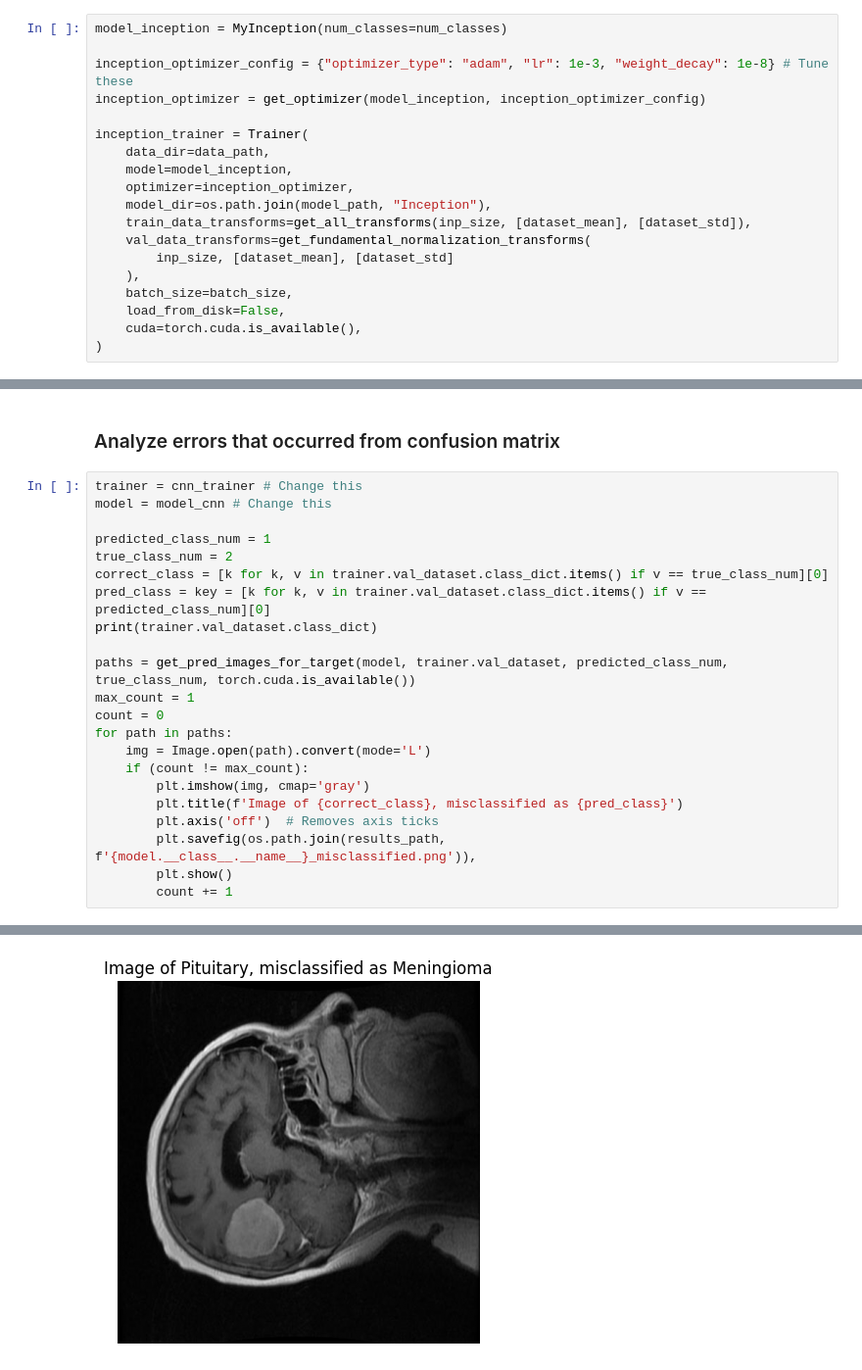
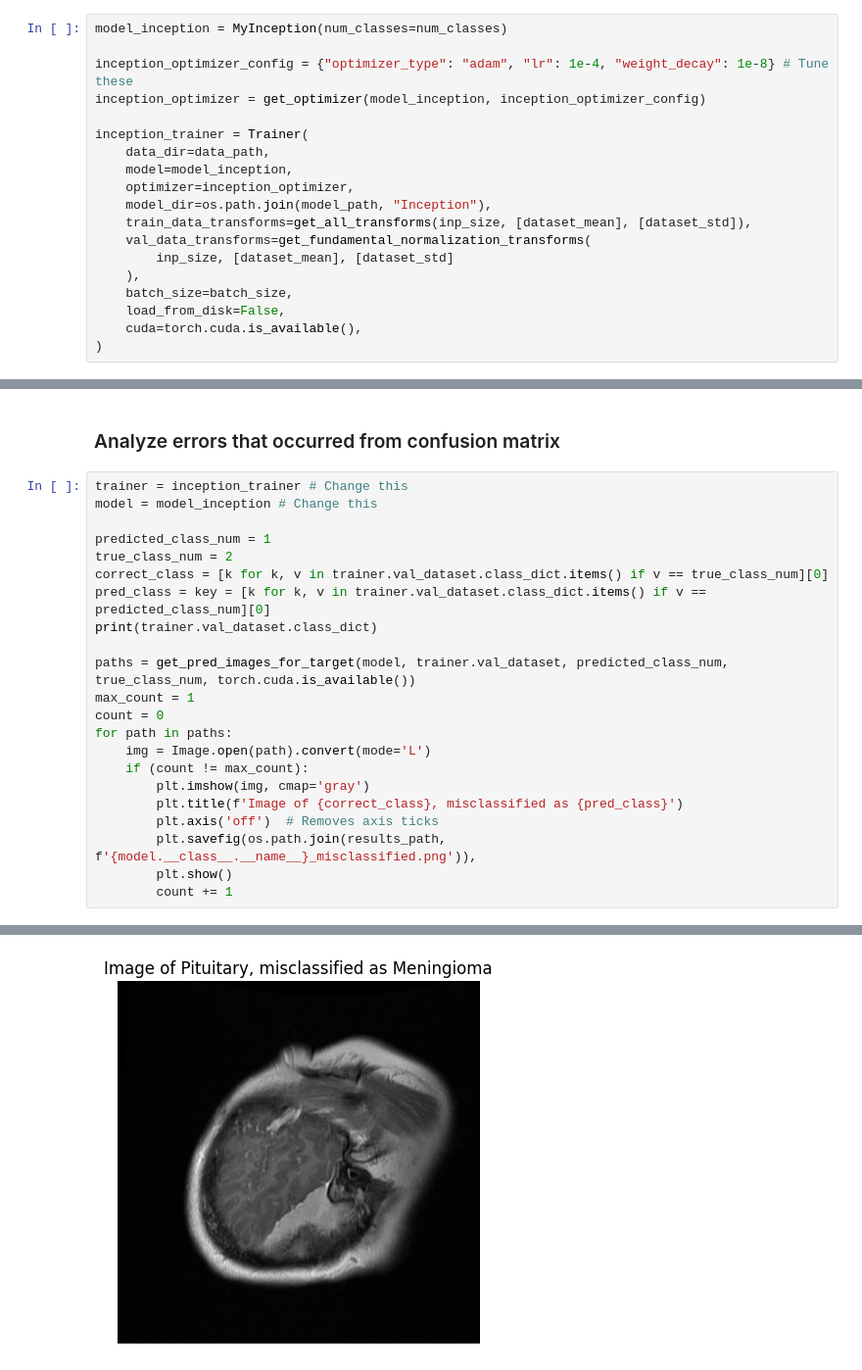
Before and after one commit to willakins/TumorTrace, a Jupyter notebook: notebooks/main.ipynb, the cells around one changed output, grey strips where cells are left out. Shown at 98% size. Cells and saved outputs as stored; diff of their text form.

```diff
--- a/notebooks/main.ipynb
+++ b/notebooks/main.ipynb
@@ -201,7 +201,7 @@ inp_size = (299,299)
 # %%
 model_inception = MyInception(num_classes=num_classes)
 
-inception_optimizer_config = {"optimizer_type": "adam", "lr": 1e-3, "weight_decay": 1e-8} # Tune these
+inception_optimizer_config = {"optimizer_type": "adam", "lr": 1e-4, "weight_decay": 1e-8} # Tune these
 inception_optimizer = get_optimizer(model_inception, inception_optimizer_config)
 
 inception_trainer = Trainer(
@@ -338,27 +349,27 @@ generate_and_plot_confusion_matrix(model_inception, inception_trainer.val_datase
 # %% [markdown]
 ### Analyze errors that occurred from confusion matrix
 # %%
-trainer = cnn_trainer # Change this
-model = model_cnn # Change this
+trainer = inception_trainer # Change this
+model = model_inception # Change this
 
 predicted_class_num = 1
 true_class_num = 2
 correct_class = [k for k, v in trainer.val_dataset.class_dict.items() if v == true_class_num][0]
 pred_class = key = [k for k, v in trainer.val_dataset.class_dict.items() if v == predicted_class_num][0]
 print(trainer.val_dataset.class_dict)
 
 paths = get_pred_images_for_target(model, trainer.val_dataset, predicted_class_num, true_class_num, torch.cuda.is_available())
 max_count = 1
 count = 0
 for path in paths:
     img = Image.open(path).convert(mode='L')
     if (count != max_count):
         plt.imshow(img, cmap='gray')
         plt.title(f'Image of {correct_class}, misclassified as {pred_class}')
         plt.axis('off')  # Removes axis ticks
         plt.savefig(os.path.join(results_path, f'{model.__class__.__name__}_misclassified.png')),
         plt.show()
         count += 1
 # %% [output]
 {'Glioma': 0, 'Meningioma': 1, 'Pituitary': 2}
-[figure, old version]
+[figure, new version]
```
Also changed, not shown: parts of 5 cells of this notebook, 4 other files.
